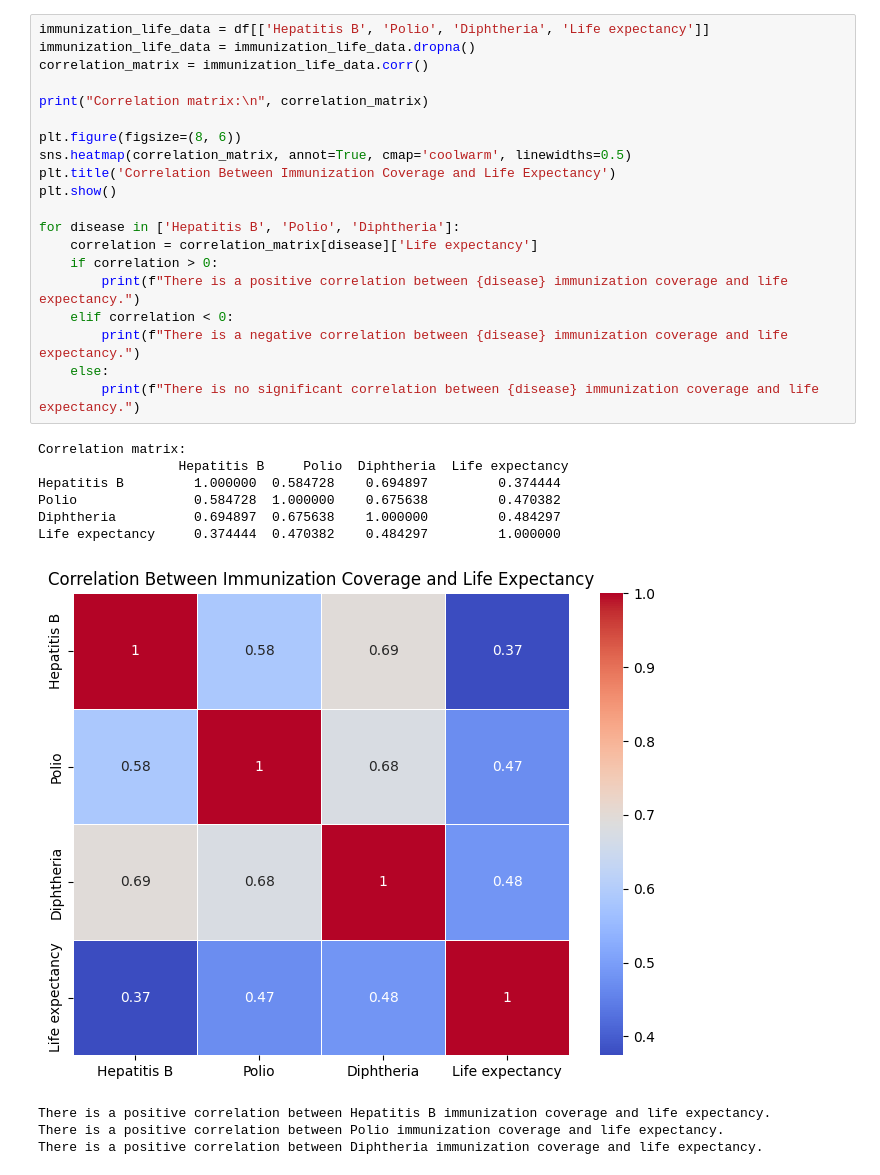
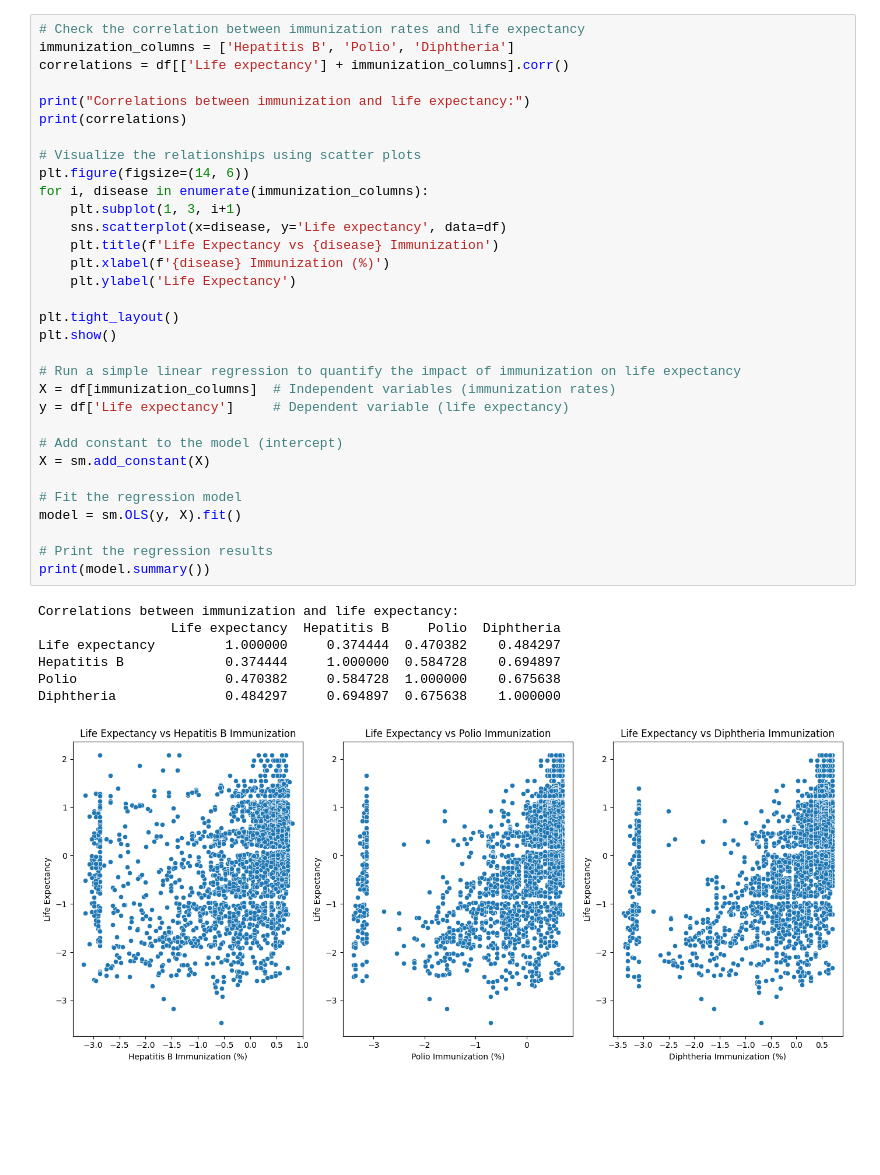
Before and after one commit to Requiem53/country-life-expectancy-data-analysis, a Jupyter notebook: 6,7.ipynb, the cells around one changed output. Drawn from its saved outputs; the diff is of its cells as text; blank space fills up the shorter version.

```diff
--- a/6,7.ipynb
+++ b/6,7.ipynb
@@ -31,31 +21,40 @@ There is a positive correlation between alcohol consumption and life expectancy.
-# %%
-immunization_life_data = df[['Hepatitis B', 'Polio', 'Diphtheria', 'Life expectancy']]
-immunization_life_data = immunization_life_data.dropna()
-correlation_matrix = immunization_life_data.corr()
-
-print("Correlation matrix:\n", correlation_matrix)
-
-plt.figure(figsize=(8, 6))
-sns.heatmap(correlation_matrix, annot=True, cmap='coolwarm', linewidths=0.5)
-plt.title('Correlation Between Immunization Coverage and Life Expectancy')
-plt.show()
-
-for disease in ['Hepatitis B', 'Polio', 'Diphtheria']:
-    correlation = correlation_matrix[disease]['Life expectancy']
-    if correlation > 0:
-        print(f"There is a positive correlation between {disease} immunization coverage and life expectancy.")
-    elif correlation < 0:
-        print(f"There is a negative correlation between {disease} immunization coverage and life expectancy.")
-    else:
-        print(f"There is no significant correlation between {disease} immunization coverage and life expectancy.")
-# %% [output]
-Correlation matrix:
-                  Hepatitis B     Polio  Diphtheria  Life expectancy
-Hepatitis B         1.000000  0.584728    0.694897         0.374444
-Polio               0.584728  1.000000    0.675638         0.470382
-Diphtheria          0.694897  0.675638    1.000000         0.484297
-Life expectancy     0.374444  0.470382    0.484297         1.000000
-[figure, removed]
-There is a positive correlation between Hepatitis B immunization coverage and life expectancy.
-There is a positive correlation between Polio immunization coverage and life expectancy.
-There is a positive correlation between Diphtheria immunization coverage and life expectancy.
+# %%
+# Check the correlation between immunization rates and life expectancy
+immunization_columns = ['Hepatitis B', 'Polio', 'Diphtheria']
+correlations = df[['Life expectancy'] + immunization_columns].corr()
+
+print("Correlations between immunization and life expectancy:")
+print(correlations)
+
+# Visualize the relationships using scatter plots
+plt.figure(figsize=(14, 6))
+for i, disease in enumerate(immunization_columns):
+    plt.subplot(1, 3, i+1)
+    sns.scatterplot(x=disease, y='Life expectancy', data=df)
+    plt.title(f'Life Expectancy vs {disease} Immunization')
+    plt.xlabel(f'{disease} Immunization (%)')
+    plt.ylabel('Life Expectancy')
+
+plt.tight_layout()
+plt.show()
+
+# Run a simple linear regression to quantify the impact of immunization on life expectancy
+X = df[immunization_columns]  # Independent variables (immunization rates)
+y = df['Life expectancy']     # Dependent variable (life expectancy)
+
+# Add constant to the model (intercept)
+X = sm.add_constant(X)
+
+# Fit the regression model
+model = sm.OLS(y, X).fit()
+
+# Print the regression results
+print(model.summary())
+# %% [output]
+Correlations between immunization and life expectancy:
+                 Life expectancy  Hepatitis B     Polio  Diphtheria
+Life expectancy         1.000000     0.374444  0.470382    0.484297
+Hepatitis B             0.374444     1.000000  0.584728    0.694897
+Polio                   0.470382     0.584728  1.000000    0.675638
+Diphtheria              0.484297     0.694897  0.675638    1.000000
+[figure, added]
```
Also changed, not shown: parts of 2 cells of this notebook.
